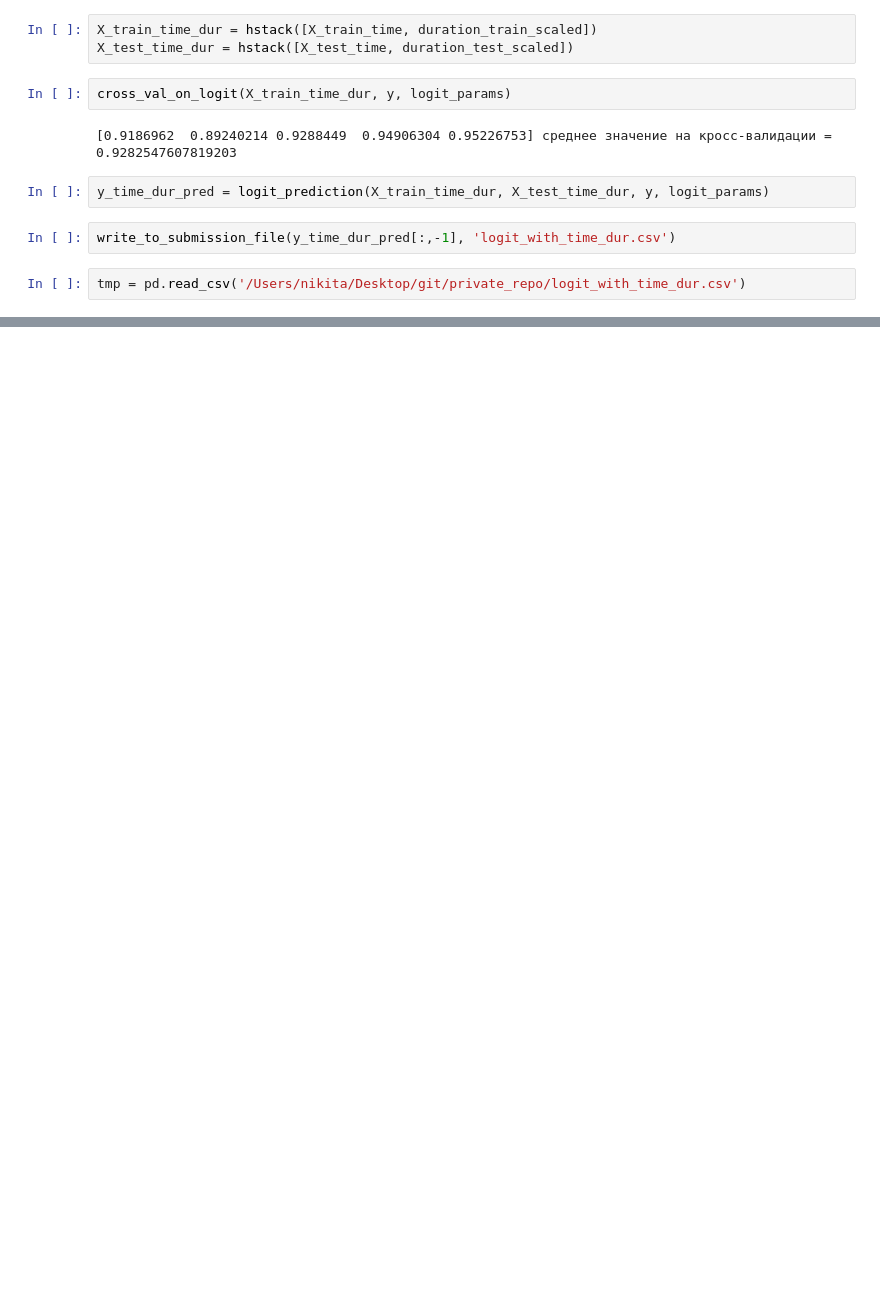
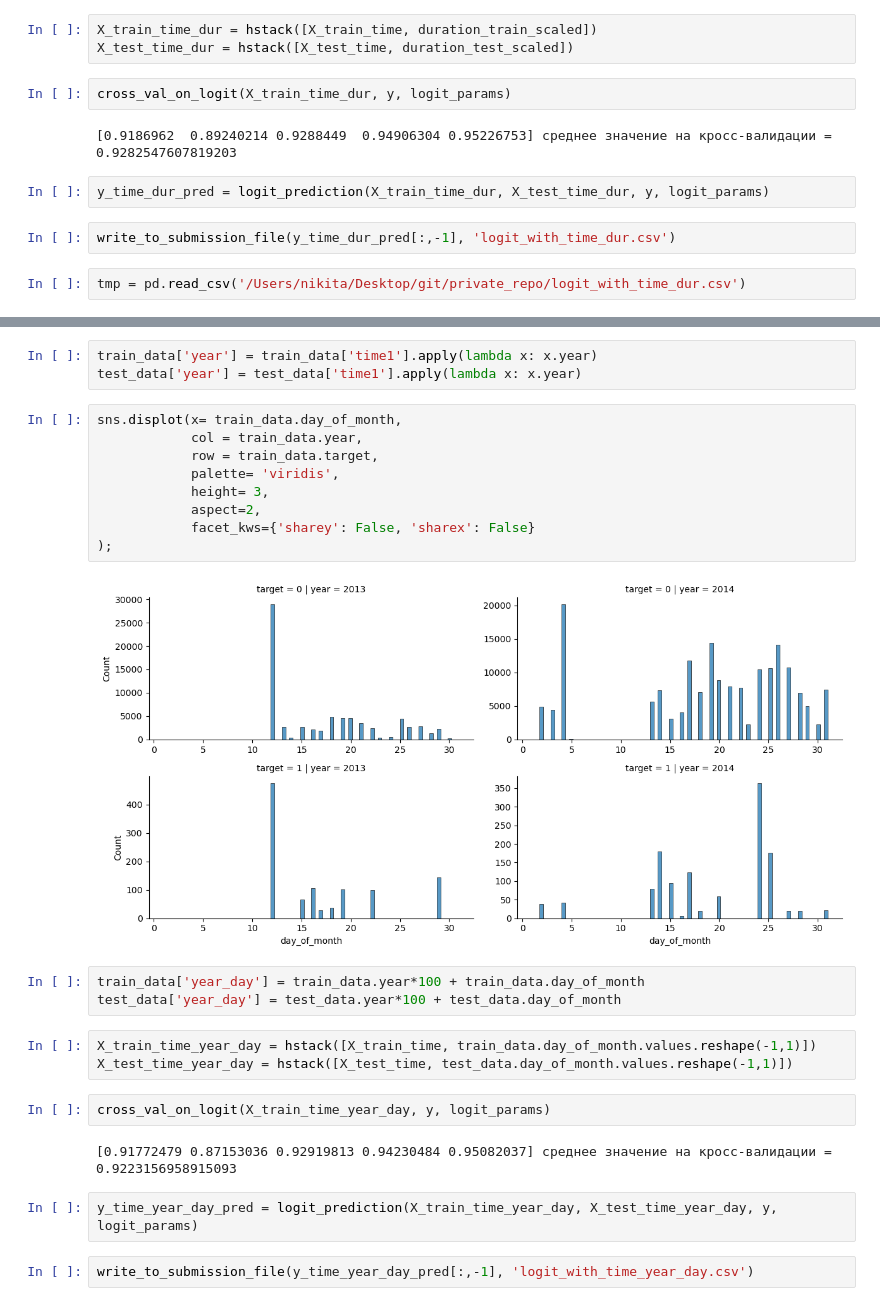
Before and after one commit to mynameis-nikita/train_projects, a Jupyter notebook: kaggle_Alice.ipynb, the cells around one changed output, grey strips where cells are left out. Drawn from its saved outputs; the diff is of its cells as text; blank space fills up the shorter version.

```diff
--- a/kaggle_Alice.ipynb
+++ b/kaggle_Alice.ipynb
@@ -239,0 +256,28 @@ tmp = pd.read_csv('/Users/nikita/Desktop/git/private_repo/logit_with_time_dur.cs
+# %%
+train_data['year'] = train_data['time1'].apply(lambda x: x.year)
+test_data['year'] = test_data['time1'].apply(lambda x: x.year)
+# %%
+sns.displot(x= train_data.day_of_month,
+            col = train_data.year,
+            row = train_data.target,
+            palette= 'viridis',
+            height= 3,
+            aspect=2,
+            facet_kws={'sharey': False, 'sharex': False}
+);
+# %% [output]
+[figure, added]
+# %%
+train_data['year_day'] = train_data.year*100 + train_data.day_of_month
+test_data['year_day'] = test_data.year*100 + test_data.day_of_month
+# %%
+X_train_time_year_day = hstack([X_train_time, train_data.day_of_month.values.reshape(-1,1)])
+X_test_time_year_day = hstack([X_test_time, test_data.day_of_month.values.reshape(-1,1)])
+# %%
+cross_val_on_logit(X_train_time_year_day, y, logit_params)
+# %% [output]
+[0.91772479 0.87153036 0.92919813 0.94230484 0.95082037] среднее значение на кросс-валидации =  0.9223156958915093
+# %%
+y_time_year_day_pred = logit_prediction(X_train_time_year_day, X_test_time_year_day, y, logit_params)
+# %%
+write_to_submission_file(y_time_year_day_pred[:,-1], 'logit_with_time_year_day.csv')
```
Also changed, not shown: parts of 9 cells of this notebook.
